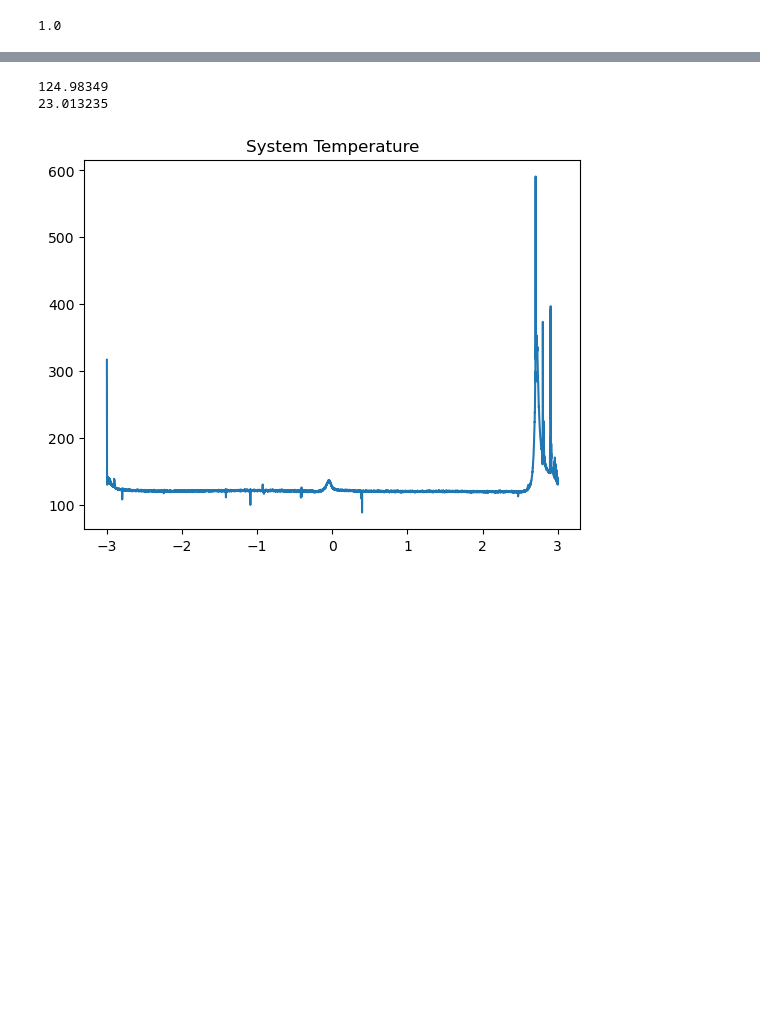
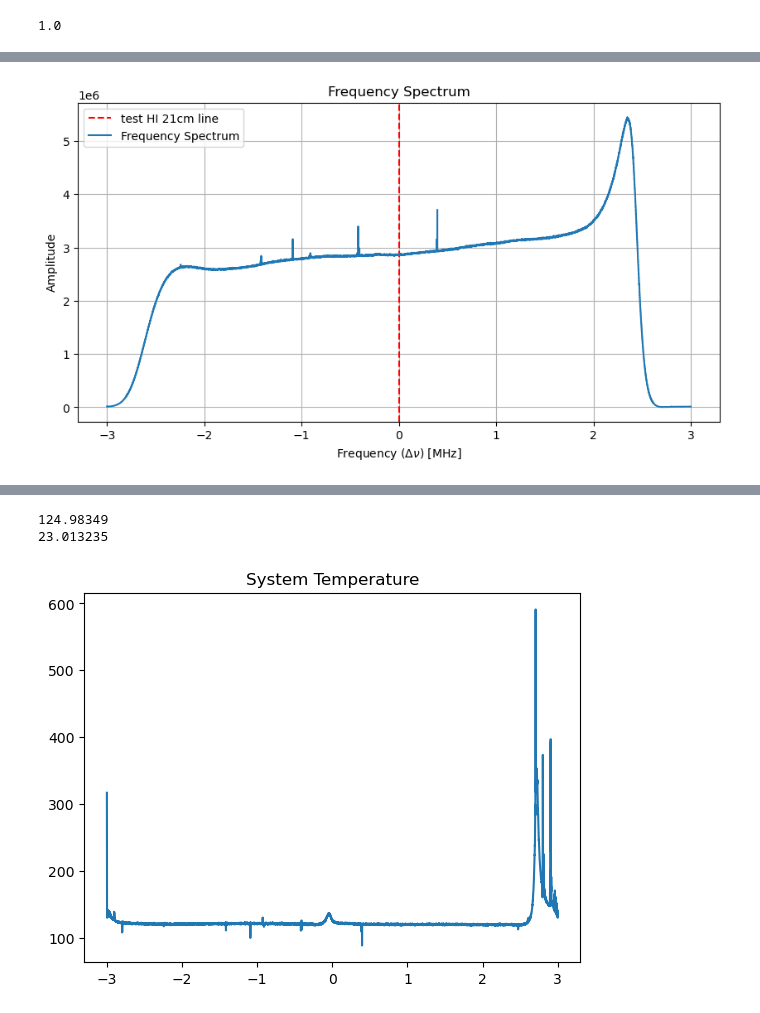
Before and after one commit to GauravSK2001/NBI-SRT-Astro, a Jupyter notebook: calibration/calibration_test_notebook.ipynb, the cells around one changed output, grey strips where cells are left out. Cells and saved outputs as stored; diff of their text form; code cells hidden in the pictures; blank space fills up the shorter version.

```diff
--- a/calibration/calibration_test_notebook.ipynb
+++ b/calibration/calibration_test_notebook.ipynb
@@ -38,0 +43,4 @@ def plot(f):
+# %%
+plot(hot)
+# %% [output]
+[figure, added]
```
Also changed, not shown: parts of 7 cells of this notebook, 2 other files.
